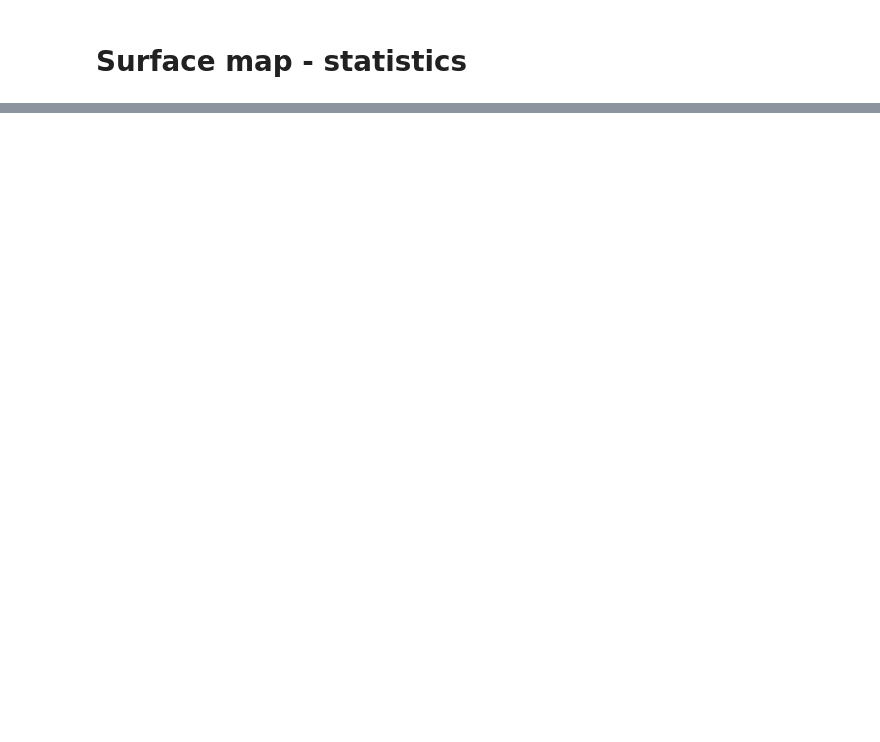
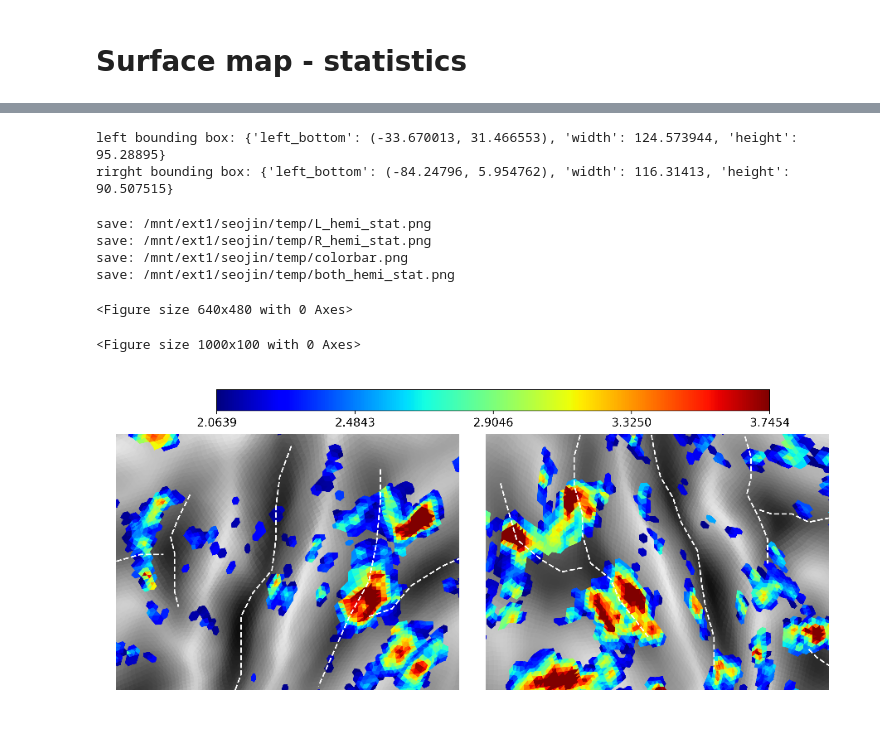
Before and after one commit to SeojinYoon/easy_surf_vis, a Jupyter notebook: Examples/2_visualize_surface_map.ipynb, the cells around one changed output, grey strips where cells are left out. Cells and saved outputs as stored; diff of their text form; code cells hidden in the pictures; blank space fills up the shorter version.

```diff
--- a/Examples/2_visualize_surface_map.ipynb
+++ b/Examples/2_visualize_surface_map.ipynb
@@ -83,0 +111,29 @@ save: /mnt/ext1/seojin/temp/colorbar.png
+# %%
+l_virtual_stip_path = os.path.join(sample_dir_path, "l_virtual_strip_mask.npy")
+l_bounding_box = get_bounding_box("L", np.load(l_virtual_stip_path))
+
+r_virtual_stip_path = os.path.join(sample_dir_path, "r_virtual_strip_mask.npy")
+r_bounding_box = get_bounding_box("R", np.load(r_virtual_stip_path))
+
+print(f"left bounding box: {l_bounding_box}")
+print(f"rirght bounding box: {r_bounding_box}")
+# %% [output]
+left bounding box: {'left_bottom': (-33.670013, 31.466553), 'width': 124.573944, 'height': 95.28895}
+rirght bounding box: {'left_bottom': (-84.24796, 5.954762), 'width': 116.31413, 'height': 90.507515}
+# %%
+fig, axis = show_both_hemi_stats(l_stat = l_data1_t_stat.statistic,
+                                 r_stat = r_data1_t_stat.statistic,
+                                 threshold = t_crit_lower_bound,
+                                 cscale = (t_crit_lower_bound, t_crit_upper_bound),
+                                 save_dir_path = save_dir_path,
+                                 left_bounding_box = l_bounding_box,
+                                 right_bounding_box = r_bounding_box,
+                                 is_focusing_bounding_box = True)
+# %% [output]
+save: /mnt/ext1/seojin/temp/L_hemi_stat.png
+save: /mnt/ext1/seojin/temp/R_hemi_stat.png
+save: /mnt/ext1/seojin/temp/colorbar.png
+save: /mnt/ext1/seojin/temp/both_hemi_stat.png
+<Figure size 640x480 with 0 Axes>
+<Figure size 1000x100 with 0 Axes>
+[figure, added]
```
Also changed, not shown: parts of 9 cells of this notebook, 10 other files.
